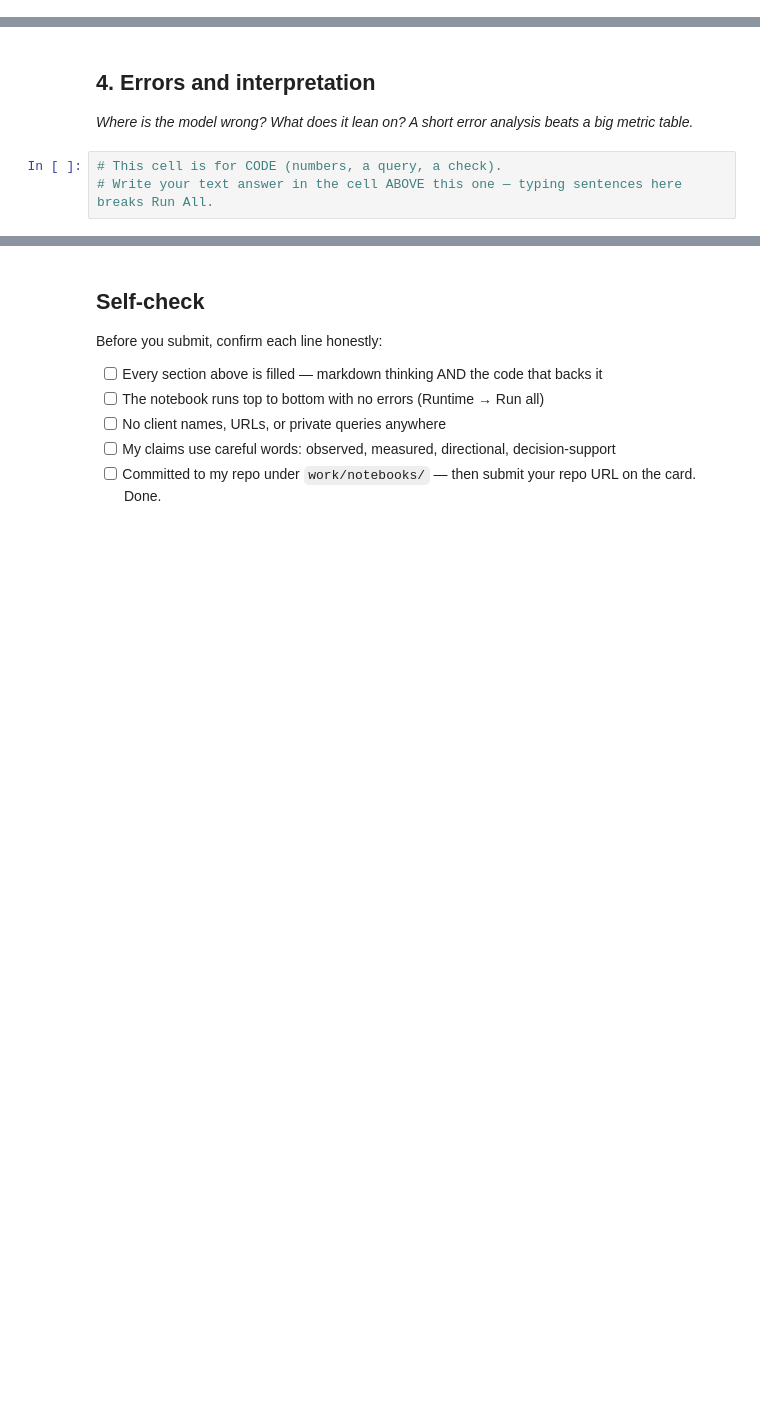
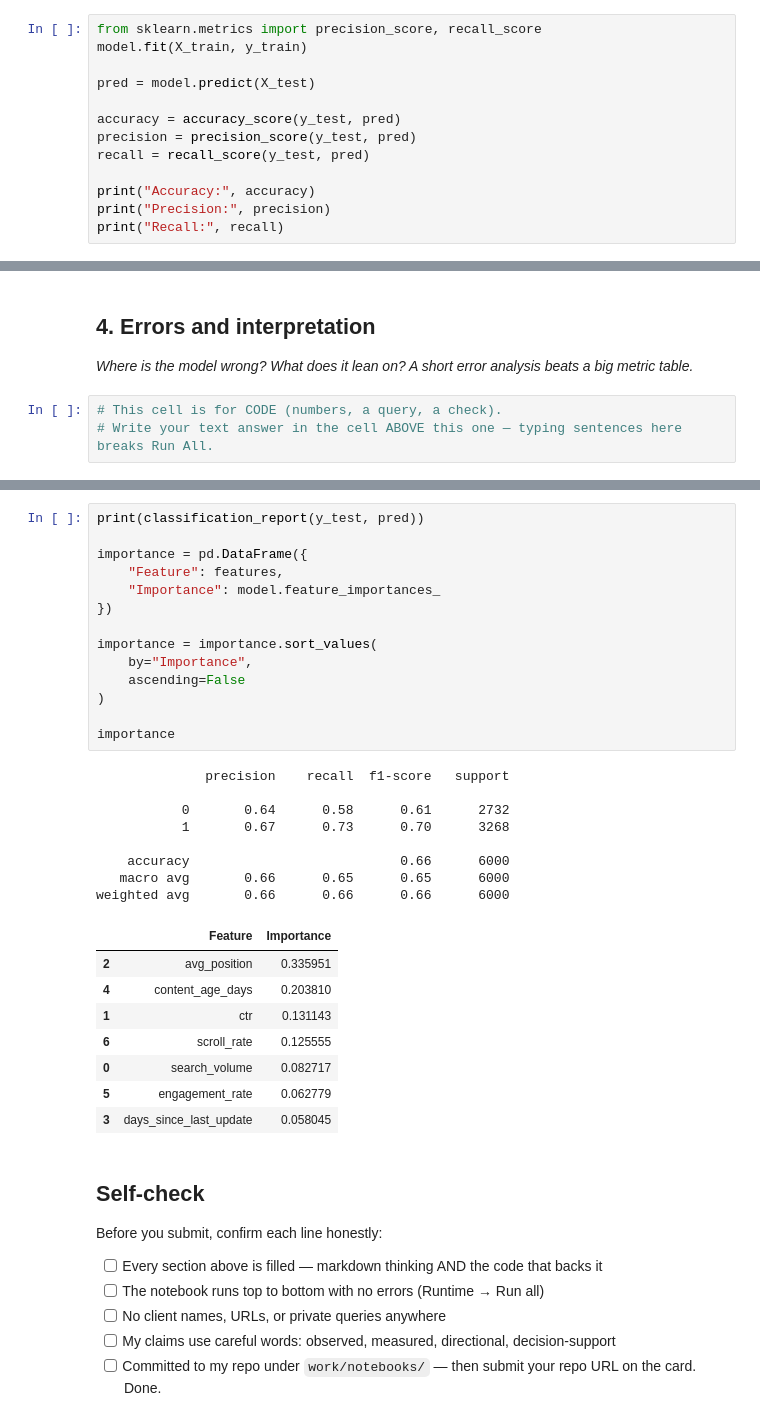
Before and after one commit to lthendral10/flyrank-ml-internship, a Jupyter notebook: work/notebooks/w05_model.ipynb, the cells around one changed output, grey strips where cells are left out. Saved outputs shown, nothing was run; the diff lists cells and outputs as text; blank space fills up the shorter version.

```diff
--- a/work/notebooks/w05_model.ipynb
+++ b/work/notebooks/w05_model.ipynb
@@ -29,0 +136,13 @@ This skeleton is yours to fill. Work the sections **in order** — each one has
+# %%
+from sklearn.metrics import precision_score, recall_score
+model.fit(X_train, y_train)
+
+pred = model.predict(X_test)
+
+accuracy = accuracy_score(y_test, pred)
+precision = precision_score(y_test, pred)
+recall = recall_score(y_test, pred)
+
+print("Accuracy:", accuracy)
+print("Precision:", precision)
+print("Recall:", recall)
@@ -37,3 +172,34 @@ This skeleton is yours to fill. Work the sections **in order** — each one has
+# %%
+print(classification_report(y_test, pred))
+
+importance = pd.DataFrame({
+    "Feature": features,
+    "Importance": model.feature_importances_
+})
+
+importance = importance.sort_values(
+    by="Importance",
+    ascending=False
+)
+
+importance
+# %% [output]
+              precision    recall  f1-score   support
+
+           0       0.64      0.58      0.61      2732
+           1       0.67      0.73      0.70      3268
+
+    accuracy                           0.66      6000
+   macro avg       0.66      0.65      0.65      6000
+weighted avg       0.66      0.66      0.66      6000
+|  | Feature | Importance |
+| 2 | avg_position | 0.335951 |
+| 4 | content_age_days | 0.203810 |
+| 1 | ctr | 0.131143 |
+| 6 | scroll_rate | 0.125555 |
+| 0 | search_volume | 0.082717 |
+| 5 | engagement_rate | 0.062779 |
+| 3 | days_since_last_update | 0.058045 |
 # %% [markdown]
 ## Self-check
 
```
Also changed, not shown: parts of 11 cells of this notebook.
